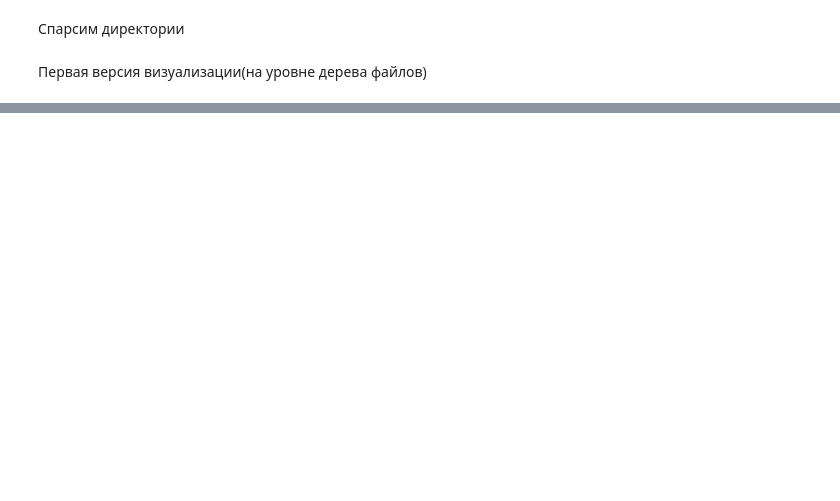
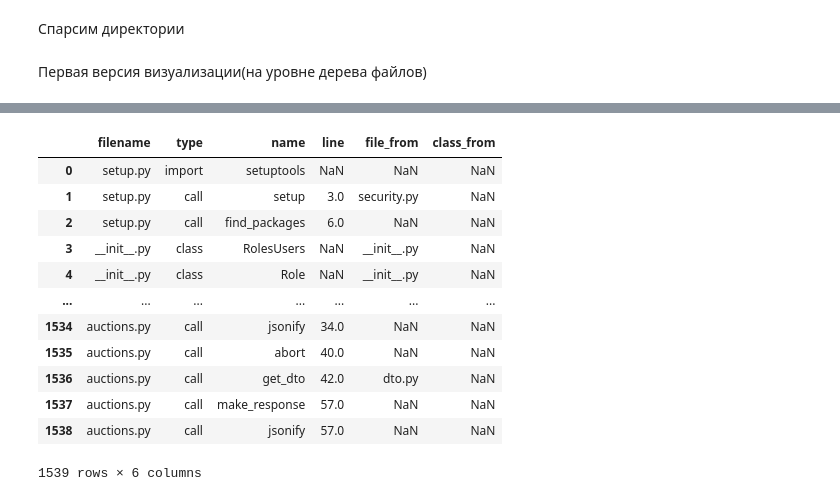
Before and after one commit to TheoDaimonn/Beeline-code-decomposer, a Jupyter notebook: research/parsing_res.ipynb, the cells around one changed output, grey strips where cells are left out. Saved outputs shown, nothing was run; the diff lists cells and outputs as text; code cells hidden in the pictures; blank space fills up the shorter version.

```diff
--- a/research/parsing_res.ipynb
+++ b/research/parsing_res.ipynb
@@ -108,0 +1098,54 @@ KeyError: 'folder_id'
+# %%
+import pandas as pd
+import numpy as np
+
+# Предположим, df — ваш исходный DataFrame с колонками
+# ['filename', 'type', 'name', 'line'].
+
+# 1) Собираем маппинги из определений:
+defs = df[df['type'].isin(['class', 'function'])]
+# name -> файл, где определено
+name_to_file = defs.set_index('name')['filename'].to_dict()
+
+# Если бы у вас были методы классов (type=='function' внутри классов),
+# их можно было бы распарсить и собрать name->class.
+# Но раз у вас функции top-level, оставим пустым:
+name_to_class = {}  # например: {'some_method': 'SomeClass', ...}
+
+# 2) Функции для заполнения новых столбцов:
+def map_file_from(row):
+    t, n, fn = row['type'], row['name'], row['filename']
+    if t in ('class', 'function'):
+        # класс или функция «идёт» из своего же файла
+        return fn
+    if t == 'call':
+        # подставляем файл, где определена вызываемая сущность
+        return name_to_file.get(n, np.nan)
+    # для import и др. — пока пусто
+    return np.nan
+
+def map_class_from(row):
+    if row['type'] == 'call':
+        return name_to_class.get(row['name'], np.nan)
+    return np.nan
+
+# 3) Применяем:
+df['file_from']  = df.apply(map_file_from, axis=1)
+df['class_from'] = df.apply(map_class_from, axis=1)
+
+# Готово — смотрим результат:
+df
+# %% [output]
+|  | filename | type | name | line | file_from | class_from |
+| 0 | setup.py | import | setuptools | NaN | NaN | NaN |
+| 1 | setup.py | call | setup | 3.0 | security.py | NaN |
+| 2 | setup.py | call | find_packages | 6.0 | NaN | NaN |
+| 3 | __init__.py | class | RolesUsers | NaN | __init__.py | NaN |
+| 4 | __init__.py | class | Role | NaN | __init__.py | NaN |
+| ... | ... | ... | ... | ... | ... | ... |
+| 1534 | auctions.py | call | jsonify | 34.0 | NaN | NaN |
+| 1535 | auctions.py | call | abort | 40.0 | NaN | NaN |
+| 1536 | auctions.py | call | get_dto | 42.0 | dto.py | NaN |
+| 1537 | auctions.py | call | make_response | 57.0 | NaN | NaN |
+| 1538 | auctions.py | call | jsonify | 57.0 | NaN | NaN |
+1539 rows × 6 columns
```
Also changed, not shown: parts of 20 cells of this notebook, 5 other files.
